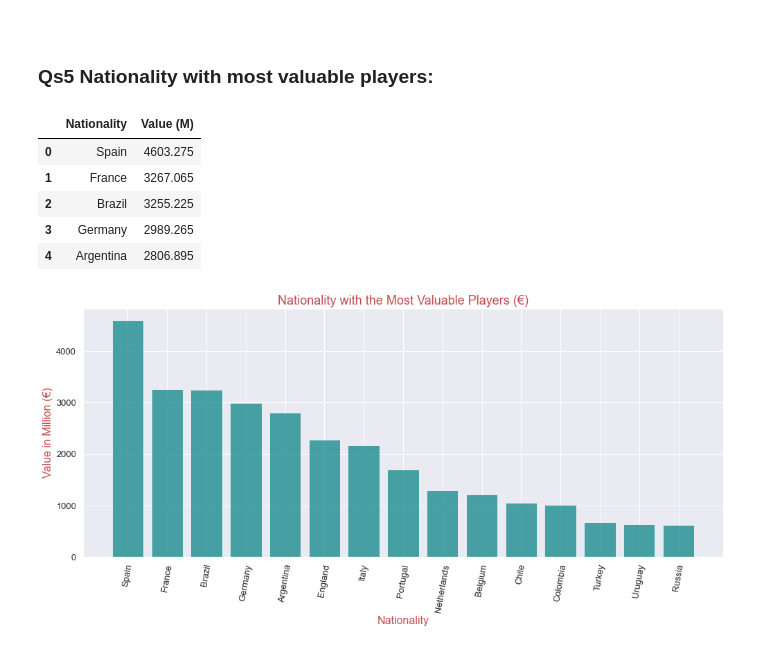
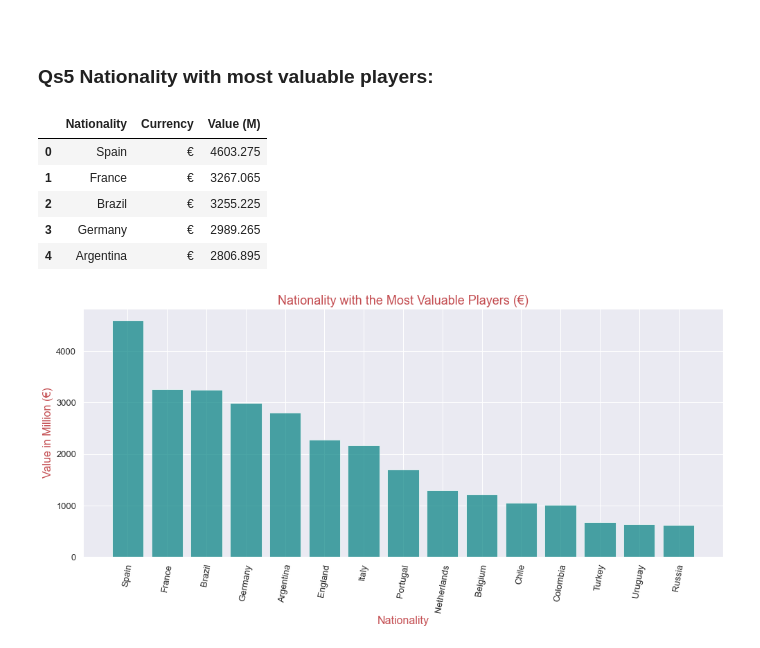
Before and after one commit to chineidu/Football_players, a Jupyter notebook: f_ballers.ipynb, the cells around one changed output. Saved outputs shown, nothing was run; the diff lists cells and outputs as text; code cells hidden in the pictures.

```diff
--- a/f_ballers.ipynb
+++ b/f_ballers.ipynb
@@ -378,15 +383,18 @@ plt.show()
 # %%
 a = df_4.groupby('Nationality')[['Value (M)']].agg(['sum']).apply(lambda x: x.sort_values(ascending=False))\
             .reset_index()[:15]
 a.columns = ['Nationality', 'Value (M)']
+a['Currency'] = '€'
+a = a[['Nationality', 'Currency', 'Value (M)']]
+
 a.head()
 # %% [output]
-|  | Nationality | Value (M) |
-| 0 | Spain | 4603.275 |
-| 1 | France | 3267.065 |
-| 2 | Brazil | 3255.225 |
-| 3 | Germany | 2989.265 |
-| 4 | Argentina | 2806.895 |
+|  | Nationality | Currency | Value (M) |
+| 0 | Spain | € | 4603.275 |
+| 1 | France | € | 3267.065 |
+| 2 | Brazil | € | 3255.225 |
+| 3 | Germany | € | 2989.265 |
+| 4 | Argentina | € | 2806.895 |
 # %%
 plt.figure(figsize=(14,7))
 
```
Also changed, not shown: parts of 3 cells of this notebook.
